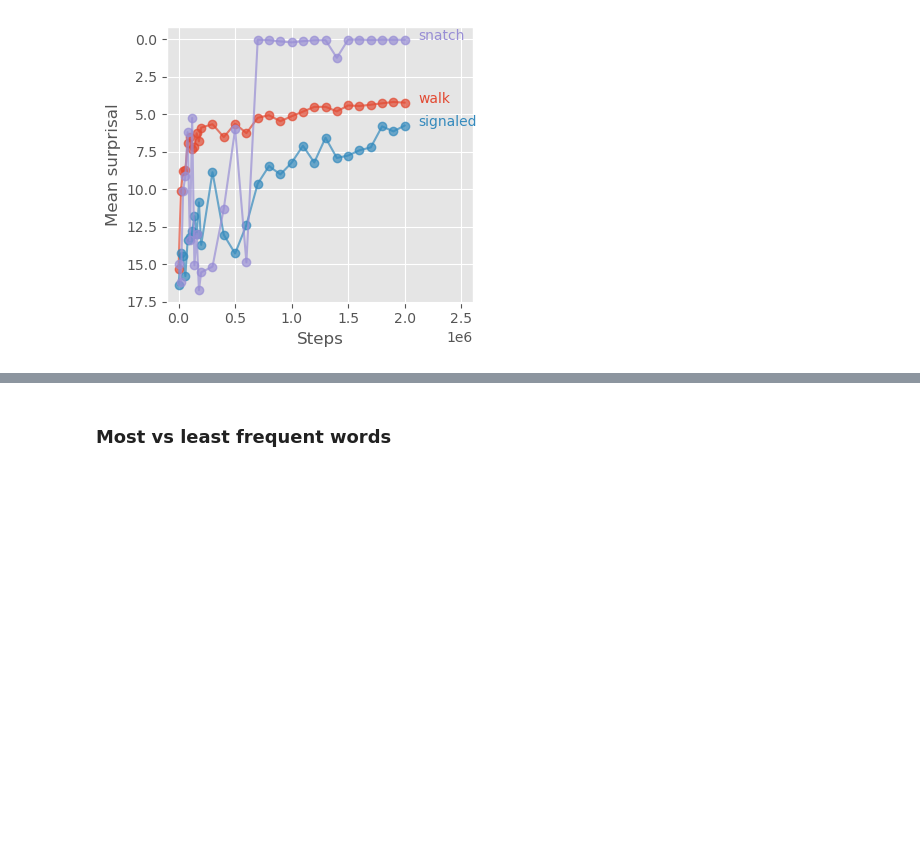
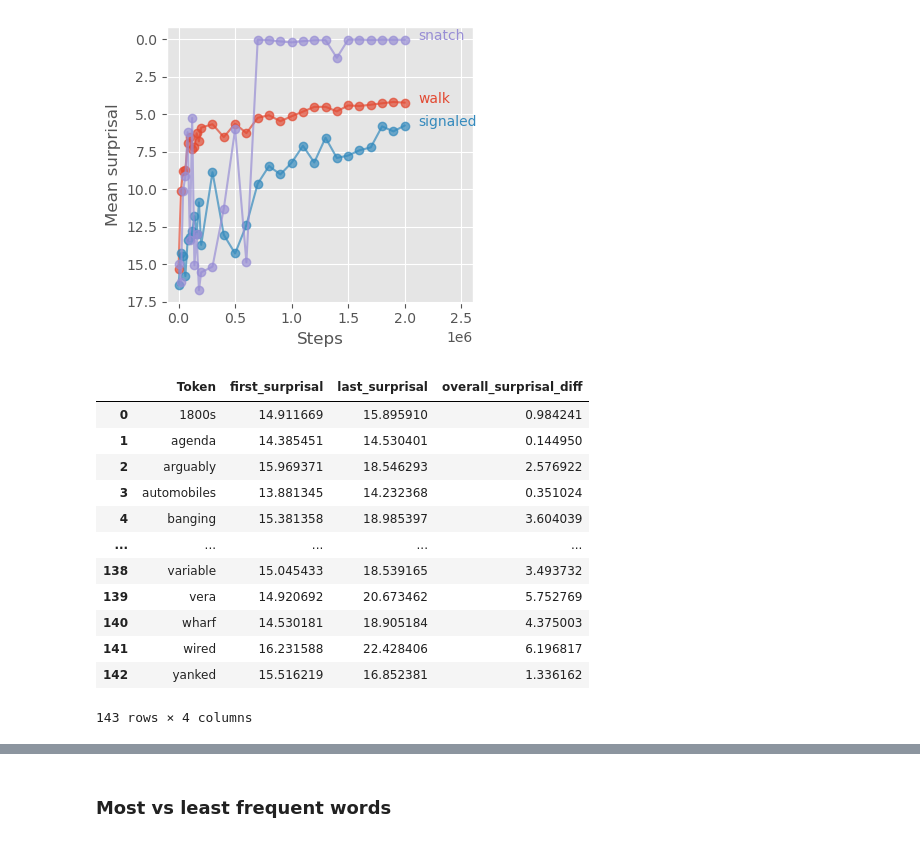
Before and after one commit to NazaninShafiabadi/NeuralLMs, a Jupyter notebook: src/word_acquisition.ipynb, the cells around one changed output, grey strips where cells are left out. Drawn from its saved outputs; the diff is of its cells as text; code cells hidden in the pictures; blank space fills up the shorter version.

Commit message:
added presentation.ipynb containing table for the presenttaion

```diff
--- a/src/word_acquisition.ipynb
+++ b/src/word_acquisition.ipynb
@@ -125,3 +125,26 @@ plot_surprisals(['walk', 'signaled', 'snatch'], surprisals)   # good choices: 'l
 plot_all_in_one(['walk', 'signaled', 'snatch'], surprisals)
 # %% [output]
 [figure]
+# %%
+# Tokens that haven't converged
+surprisals.groupby('Token')\
+          .agg(first_surprisal=('MeanSurprisal', 'first'),
+               last_surprisal=('MeanSurprisal', 'last'))\
+          .reset_index()\
+          .assign(overall_surprisal_diff=lambda x: x['last_surprisal'] - x['first_surprisal'])\
+          .query('overall_surprisal_diff >= 0')\
+          .reset_index(drop=True)
+# %% [output]
+|  | Token | first_surprisal | last_surprisal | overall_surprisal_diff |
+| 0 | 1800s | 14.911669 | 15.895910 | 0.984241 |
+| 1 | agenda | 14.385451 | 14.530401 | 0.144950 |
+| 2 | arguably | 15.969371 | 18.546293 | 2.576922 |
+| 3 | automobiles | 13.881345 | 14.232368 | 0.351024 |
+| 4 | banging | 15.381358 | 18.985397 | 3.604039 |
+| ... | ... | ... | ... | ... |
+| 138 | variable | 15.045433 | 18.539165 | 3.493732 |
+| 139 | vera | 14.920692 | 20.673462 | 5.752769 |
+| 140 | wharf | 14.530181 | 18.905184 | 4.375003 |
+| 141 | wired | 16.231588 | 22.428406 | 6.196817 |
+| 142 | yanked | 15.516219 | 16.852381 | 1.336162 |
+143 rows × 4 columns
```
Also changed, not shown: parts of 3 cells of this notebook, 3 other files.
